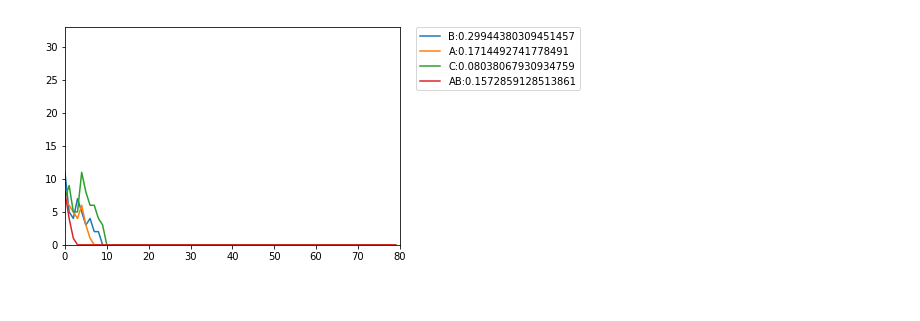
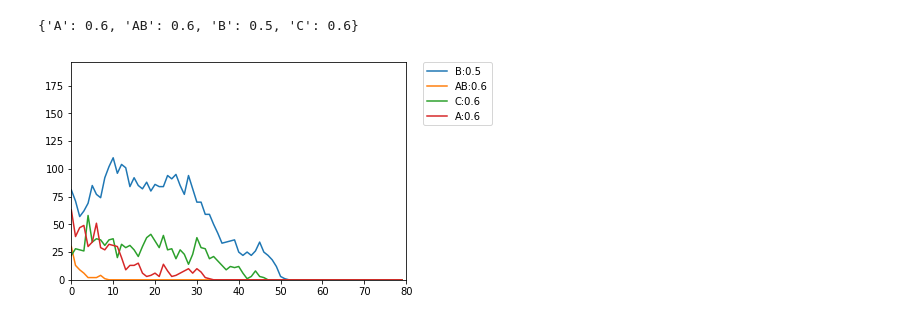
Before and after one commit to are2019-mipia1a2/SELECTION_NATURELLE, a Jupyter notebook: CODE SELECTION NATURELLE 2.ipynb, the cells around one changed output. Saved outputs shown, nothing was run; the diff lists cells and outputs as text; code cells hidden in the pictures.

```diff
--- a/CODE SELECTION NATURELLE 2.ipynb
+++ b/CODE SELECTION NATURELLE 2.ipynb
@@ -67,6 +62,6 @@ dominants(individu,Dominant)
 # %%
-p_gene = {'A':0.1,'B':0.2,'C':0.1,'AB':0.1}
-p_age = {0:0.5,1:0.3,2:0.2,3:0.3,4:0.4,5:0.5,6:0.6,7:0.7,8:0.8,9:1,10:2}
+p_gene = {'A':0.6,'B':0.5,'C':0.6,'AB':0.6}
+p_age = {0:0.5,1:0.4,2:0.3,3:0.2,4:0.1,5:0.2,6:0.4,7:0.6,8:0.8,9:1,10:1,11:1,12:1,13:1.2,14:1.4,15:1.5,16:20}
 
 def survie(p_gene,p_age,pop):
     i=0
@@ -82,17 +77,18 @@ def survie(p_gene,p_age,pop):
 #survie(p_gene,p_age,pop)
 # %%
 def caracteristque_enfant(ind1,ind2):
-    if randint(0,100)==27:
+    if randint(0,1000)==27:
         mutation(Code_genetique,Dominant)
         return[0,choice(ind1[1:3]),Code_genetique[-1]]
     return[0,choice(ind1[1:3]),choice(ind1[1:3])]
 # %%
-p_descendant = {0 : 0.08,
-     1 : 0.02,
-     2 : 0.1,
-     3 : 0.2,
-     4 : 0.3,
-     5 : 0.3}
+p_descendant = {0 : 0.05,
+     1 : 0.05,
+     2 : 0.05,
+     3 : 0.15,
+     4 : 0.2,
+     5 : 0.25,
+     6 : 0.3}
 
 def nombre_de_descendant(p):
     j=random()
@@ -134,17 +130,17 @@ def new_pop(pop):
     return new_pop
 # %%
 def change_allele_p(p_gene):
-    if randint(0,50)==10:
+    if randint(0,1000)==10:
         for i in p_gene:
             p_gene[i] += uniform(-0.1,0.1)
             if p_gene[i]<0:
                 p_gene[i]=0
-    if randint(0,200)==92:
+    if randint(0,5000)==92:
         for i in p_gene:
             p_gene[i] += uniform(-0.3,0.3)
             if p_gene[i]<0:
                 p_gene[i]=0
-    if randint(0,1000)==10:
+    if randint(0,10000)==10:
         for i in p_gene:
             p_gene[i] = random()
     return p_gene
@@ -178,9 +174,14 @@ def mutation(Code_genetique,Dominant):
 # %%
 def new_probabilite(Dominant,p_gene,Code_genetique):
     for i in Code_genetique:
-        p_gene[dominants([5,i,Code_genetique[-1]],Dominant)]=random()
+        if dominants([5,i,Code_genetique[-1]],Dominant) not in p_gene:
+            p_gene[dominants([5,i,Code_genetique[-1]],Dominant)]=random()
 
     return p_gene
+
+new_probabilite(Dominant,p_gene,Code_genetique)
+# %% [output]
+{'A': 0.6, 'AB': 0.6, 'B': 0.5, 'C': 0.6}
 # %%
 def nombre_genes(pop,i,Di):
     for a in Di:
@@ -221,21 +222,35 @@ def new_pop_ans(n,pop):
 #plt.axis([0,20,0,100])
 #plt.show()
 # %%
-pop=population_initiale(Code_genetique,10,20)
+pop=population_initiale(Code_genetique,10,200)
 
 pop,Di,pop_max=new_pop_ans(80,pop)
 %matplotlib inline
 #plt.plot([2,5,6,9],[50,20,30,48])
+liste = []
+nom = []
 for i in Di:
     b=False
     for a in Di[i]:
-        if a>2:
+        if a>3:
             b=True
     if b:
-        plt.plot([j for j in range (len(Di[i]))],Di[i],label=i+':'+str(p_gene[i]))
+        liste.append(Di[i])
+        nom.append(i)
+        #liste.append([j for j in Di[i]])
+
+#print(liste)
+
+#for j in range(79):
+for i in range(len(liste)):
+    #print(i)
+    plt.plot(liste[i],label=nom[i]+':'+str(p_gene[nom[i]]))
+    #plt.pause(0.1)
+    #plt.plot([j for j in range (len(Di[i]))],Di[i],label=i+':'+str(p_gene[i]))
+
 
 plt.axis([0,80,0,pop_max])
 plt.legend(bbox_to_anchor=(1.05, 1), loc=2, borderaxespad=0.)
 plt.show()
 # %% [output]
-[figure, old version]
+[figure, new version]
```
Also changed, not shown: parts of 5 cells of this notebook.
